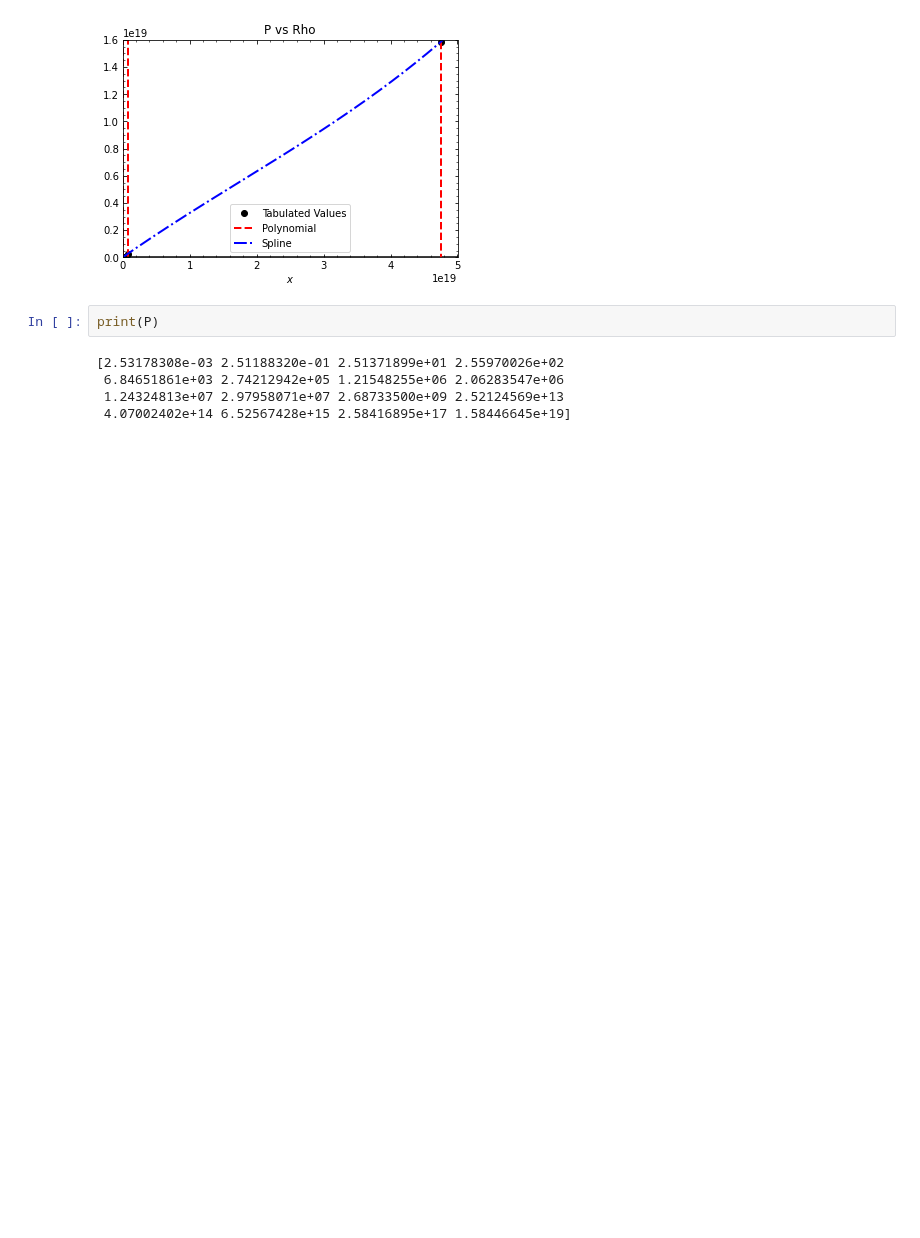
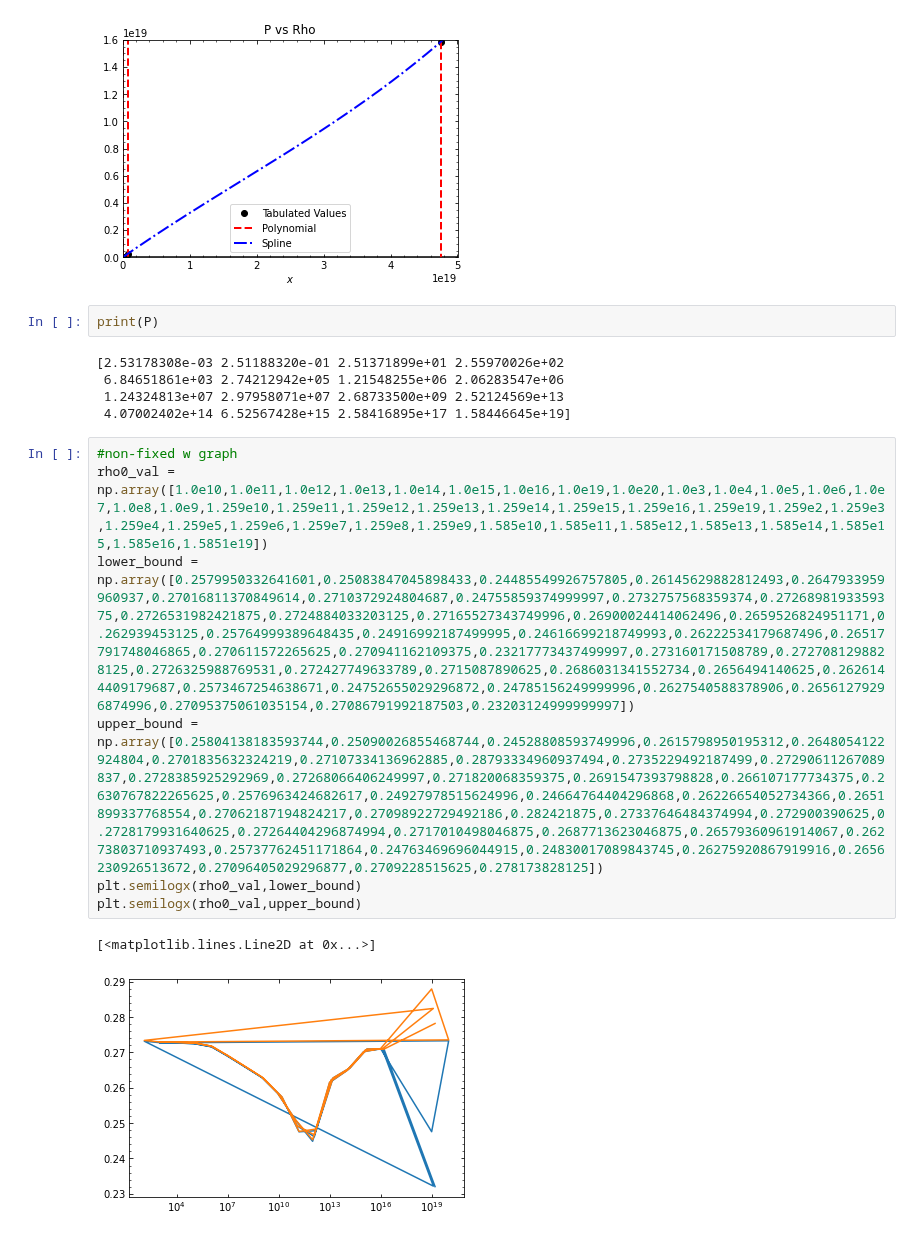
Before and after one commit to jbmertens/criticalcollapse, a Jupyter notebook: ms_hm/QCD Equation of state graph.ipynb, the cells around one changed output. Saved outputs shown, nothing was run; the diff lists cells and outputs as text; blank space fills up the shorter version.

```diff
--- a/ms_hm/QCD Equation of state graph.ipynb
+++ b/ms_hm/QCD Equation of state graph.ipynb
@@ -52,3 +52,13 @@ print(P)
  6.84651861e+03 2.74212942e+05 1.21548255e+06 2.06283547e+06
  1.24324813e+07 2.97958071e+07 2.68733500e+09 2.52124569e+13
  4.07002402e+14 6.52567428e+15 2.58416895e+17 1.58446645e+19]
+# %%
+#non-fixed w graph
+rho0_val = np.array([1.0e10,1.0e11,1.0e12,1.0e13,1.0e14,1.0e15,1.0e16,1.0e19,1.0e20,1.0e3,1.0e4,1.0e5,1.0e6,1.0e7,1.0e8,1.0e9,1.259e10,1.259e11,1.259e12,1.259e13,1.259e14,1.259e15,1.259e16,1.259e19,1.259e2,1.259e3,1.259e4,1.259e5,1.259e6,1.259e7,1.259e8,1.259e9,1.585e10,1.585e11,1.585e12,1.585e13,1.585e14,1.585e15,1.585e16,1.5851e19])
+lower_bound = np.array([0.2579950332641601,0.25083847045898433,0.24485549926757805,0.26145629882812493,0.2647933959960937,0.27016811370849614,0.2710372924804687,0.24755859374999997,0.2732757568359374,0.2726898193359375,0.2726531982421875,0.2724884033203125,0.27165527343749996,0.26900024414062496,0.2659526824951171,0.262939453125,0.25764999389648435,0.24916992187499995,0.24616699218749993,0.26222534179687496,0.26517791748046865,0.270611572265625,0.270941162109375,0.23217773437499997,0.273160171508789,0.2727081298828125,0.2726325988769531,0.272427749633789,0.2715087890625,0.2686031341552734,0.2656494140625,0.2626144409179687,0.2573467254638671,0.24752655029296872,0.24785156249999996,0.2627540588378906,0.26561279296874996,0.27095375061035154,0.27086791992187503,0.23203124999999997])
+upper_bound = np.array([0.25804138183593744,0.25090026855468744,0.24528808593749996,0.2615798950195312,0.2648054122924804,0.2701835632324219,0.27107334136962885,0.28793334960937494,0.2735229492187499,0.27290611267089837,0.2728385925292969,0.27268066406249997,0.271820068359375,0.2691547393798828,0.266107177734375,0.2630767822265625,0.2576963424682617,0.24927978515624996,0.24664764404296868,0.26226654052734366,0.2651899337768554,0.27062187194824217,0.27098922729492186,0.282421875,0.27337646484374994,0.272900390625,0.2728179931640625,0.27264404296874994,0.2717010498046875,0.2687713623046875,0.26579360961914067,0.26273803710937493,0.25737762451171864,0.24763469696044915,0.24830017089843745,0.26275920867919916,0.2656230926513672,0.27096405029296877,0.2709228515625,0.278173828125])
+plt.semilogx(rho0_val,lower_bound)
+plt.semilogx(rho0_val,upper_bound)
+# %% [output]
+[<matplotlib.lines.Line2D at 0x...>]
+[figure, added]
```
Also changed, not shown: parts of 15 cells of this notebook, 4 other files.
